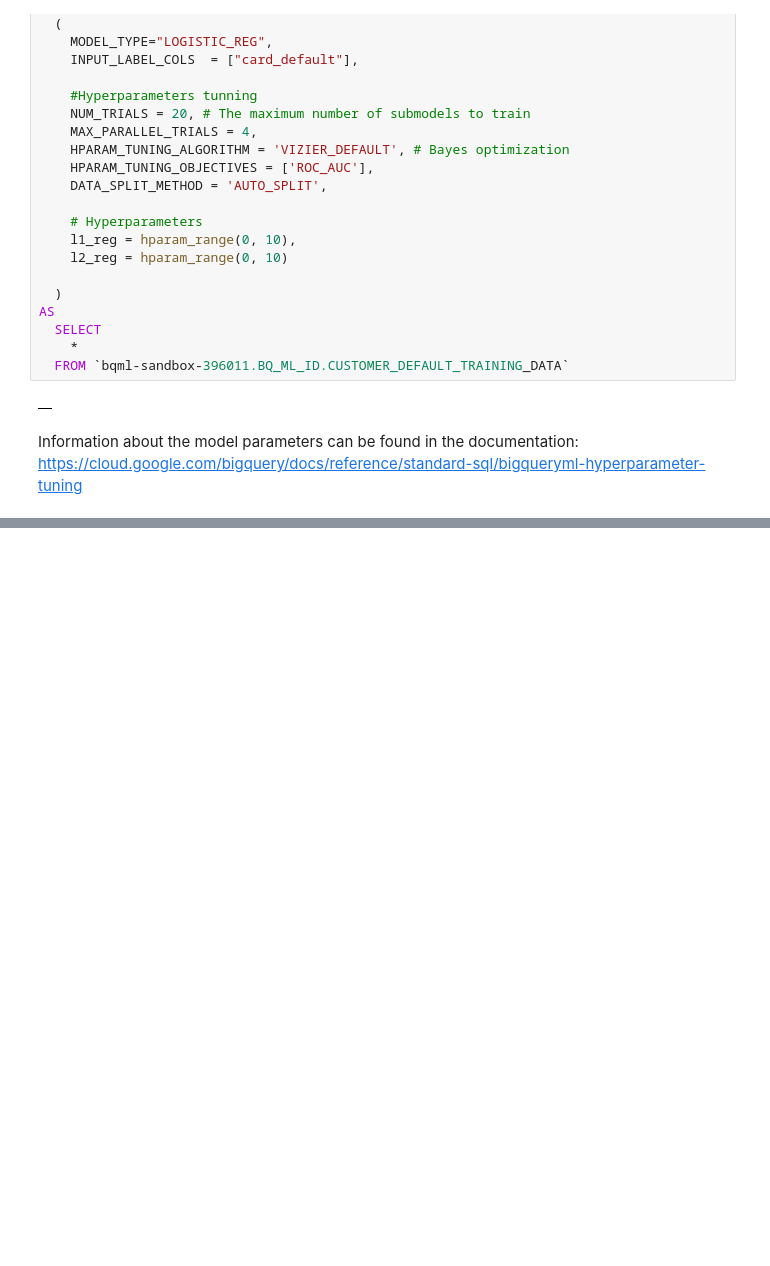
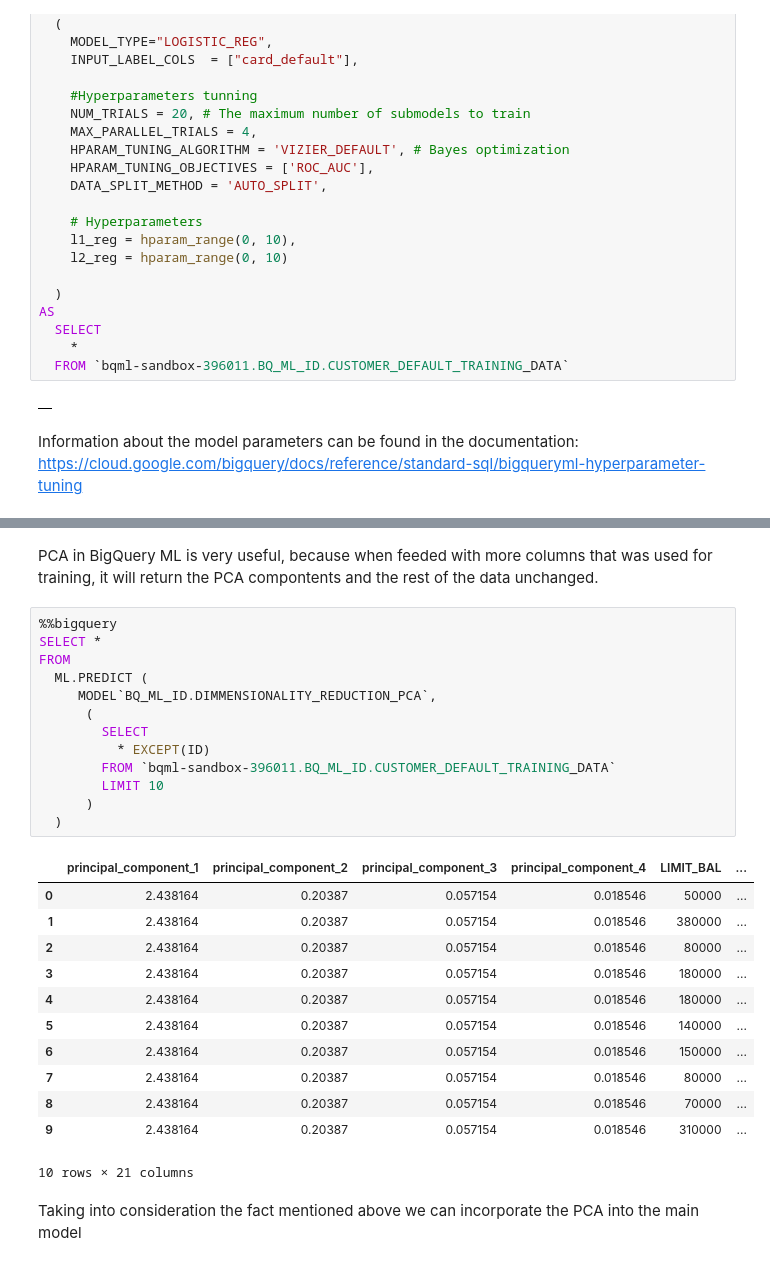
Before and after one commit to kkignasiak98/BQML_POC, a Jupyter notebook: models/models.ipynb, the cells around one changed output, grey strips where cells are left out. Cells and saved outputs as stored; diff of their text form; blank space fills up the shorter version.

```diff
--- a/models/models.ipynb
+++ b/models/models.ipynb
@@ -268,0 +299,30 @@ https://cloud.google.com/bigquery/docs/reference/standard-sql/bigqueryml-hyperpa
+# %% [markdown]
+PCA in BigQuery ML is very useful, because when feeded with more columns that was used for training, it will return the PCA compontents and the rest of the data unchanged.
+# %%
+%%bigquery
+SELECT *
+FROM
+  ML.PREDICT (
+     MODEL`BQ_ML_ID.DIMMENSIONALITY_REDUCTION_PCA`,
+      (
+        SELECT
+          * EXCEPT(ID)
+        FROM `bqml-sandbox-396011.BQ_ML_ID.CUSTOMER_DEFAULT_TRAINING_DATA`
+        LIMIT 10
+      )
+  )
+# %% [output]
+|  | principal_component_1 | principal_component_2 | principal_component_3 | principal_component_4 | LIMIT_BAL | ... |
+| 0 | 2.438164 | 0.20387 | 0.057154 | 0.018546 | 50000 | ... |
+| 1 | 2.438164 | 0.20387 | 0.057154 | 0.018546 | 380000 | ... |
+| 2 | 2.438164 | 0.20387 | 0.057154 | 0.018546 | 80000 | ... |
+| 3 | 2.438164 | 0.20387 | 0.057154 | 0.018546 | 180000 | ... |
+| 4 | 2.438164 | 0.20387 | 0.057154 | 0.018546 | 180000 | ... |
+| 5 | 2.438164 | 0.20387 | 0.057154 | 0.018546 | 140000 | ... |
+| 6 | 2.438164 | 0.20387 | 0.057154 | 0.018546 | 150000 | ... |
+| 7 | 2.438164 | 0.20387 | 0.057154 | 0.018546 | 80000 | ... |
+| 8 | 2.438164 | 0.20387 | 0.057154 | 0.018546 | 70000 | ... |
+| 9 | 2.438164 | 0.20387 | 0.057154 | 0.018546 | 310000 | ... |
+10 rows × 21 columns
+# %% [markdown]
+Taking into consideration the fact mentioned above we can incorporate the PCA into the main model
```
Also changed, not shown: parts of 3 cells of this notebook.
